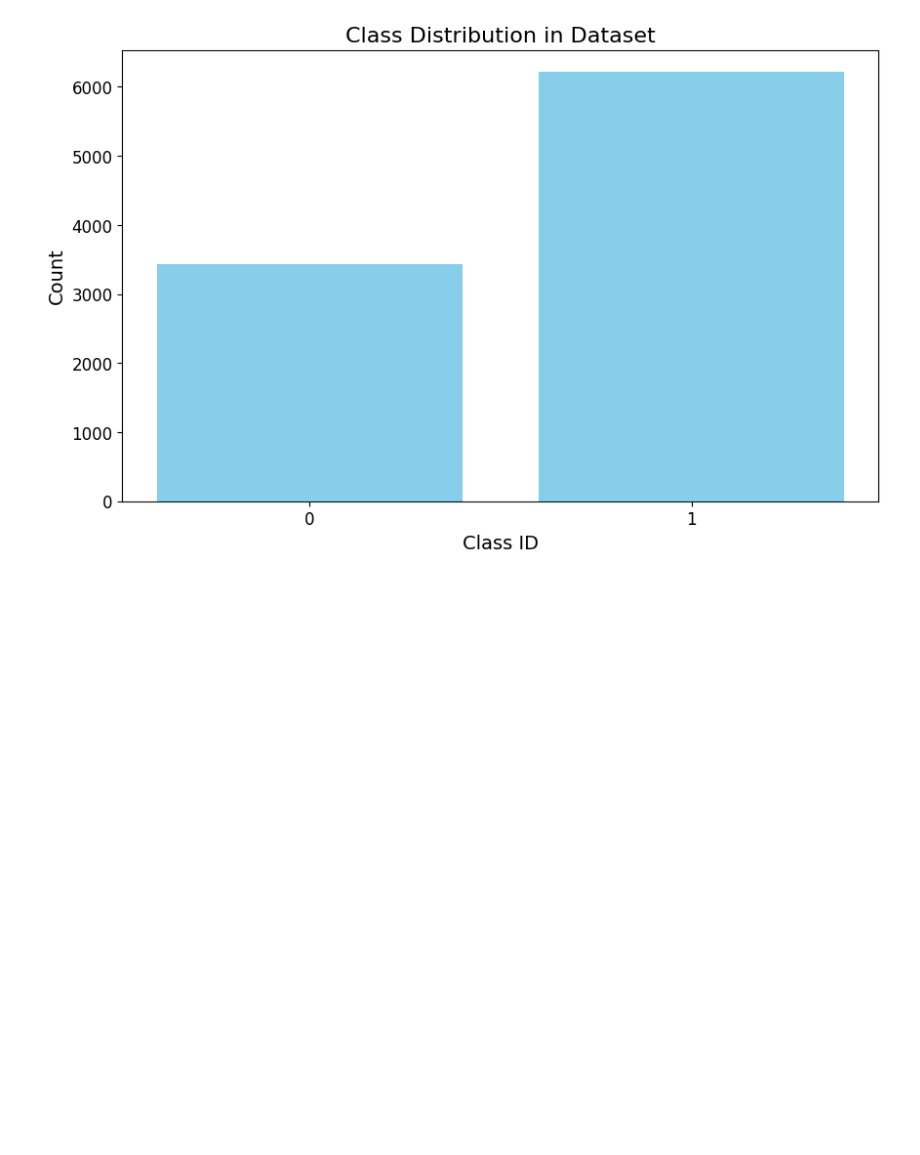
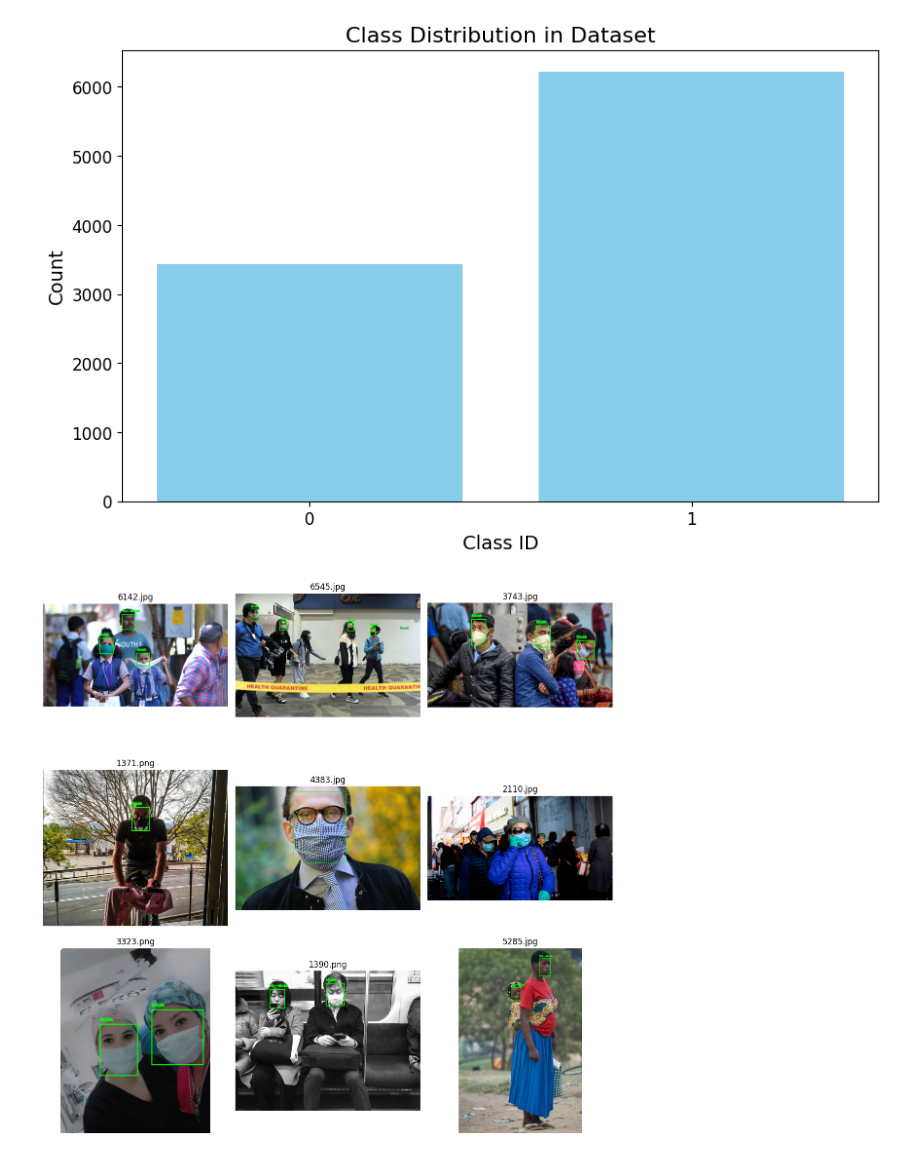
Before and after one commit to abaksaj/rs_projekt, a Jupyter notebook: RS_YOLOv8_object_detection.ipynb, the cells around one changed output. Saved outputs shown, nothing was run; the diff lists cells and outputs as text; code cells hidden in the pictures; blank space fills up the shorter version.

Commit message:
Display random training images with YOLO bounding boxes for mask detection

```diff
--- a/RS_YOLOv8_object_detection.ipynb
+++ b/RS_YOLOv8_object_detection.ipynb
@@ -204,7 +222,7 @@ import os
 import shutil #used for operations on files
 
 # Define paths
-main_dir = "/content/mask-dataset/images/validate"
+main_dir = "/content/extracted-dataset/mask-dataset/images/validate"
 images_dir = os.path.join(main_dir, "images")
 labels_dir = os.path.join(main_dir, "labels")
 
@@ -221,7 +239,7 @@ for file in os.listdir(main_dir):
     if file.endswith(".jpg") or file.endswith(".png"):  # Adjust for your image format
         shutil.move(os.path.join(main_dir, file), os.path.join(images_dir, file))
     elif file.endswith(".txt"):
-        shutil.move(os.path.join(main_dir_dir, file), os.path.join(labels_dir, file))
+        shutil.move(os.path.join(main_dir, file), os.path.join(labels_dir, file))
 
 print("Dataset reorganized successfully!")
 print(os.listdir(main_dir))
@@ -236,9 +254,9 @@ import yaml
 
 # Define the YAML content
 data_config = {
-    "train": "/content/mask-dataset/images/train",  # Path to the training set
-    "val": "/content/mask-dataset/images/validate",    # Path to the validation set
-    "test": "/content/mask-dataset/images/test",    # Path to the test set (optional)
+    "train": "/content/extracted-dataset/mask-dataset/images/train",  # Path to the training set
+    "val": "/content/extracted-dataset/mask-dataset/images/validate",    # Path to the validation set
+    "test": "/content/extracted-dataset/mask-dataset/images/test",    # Path to the test set (optional)
     "nc": 2,                        # Number of classes
     "names": ["no_mask", "mask"],   # Class names
 }
@@ -283,3 +301,79 @@ plt.yticks(fontsize=12)
 plt.show()
 # %% [output]
 [figure]
+# %%
+import os  # For working with file paths and directories
+import random  # To pick random images
+import cv2  # For image processing
+import matplotlib.pyplot as plt  # To display images
+
+
+images_folder = "/content/extracted-dataset/mask-dataset/images/train"
+labels_folder = "/content/extracted-dataset/mask-dataset/images/train"
+
+# Define class names
+class_names = {0: 'No-Mask', 1: 'Mask'}
+
+# Get a list of all image files in the images folder
+image_files = [f for f in os.listdir(images_folder) if f.endswith(('.jpg', '.png'))]
+
+# Pick 9 random images to display
+random_images = random.sample(image_files, min(9, len(image_files)))  # Limit to available images
+
+# Function to draw bounding boxes on an image
+def draw_bboxes(image, label_path):
+    """
+    Reads YOLO-format labels and draws bounding boxes on the image.
+    """
+    with open(label_path, 'r') as file:
+        lines = file.readlines()
+
+    for line in lines:
+        # Split line into class and bbox coordinates
+        label_info = line.strip().split()
+        class_id, x_center, y_center, width, height = map(float, label_info)
+
+        # Convert YOLO format to pixel coordinates
+        img_h, img_w, _ = image.shape
+        x1 = int((x_center - width / 2) * img_w)
+        y1 = int((y_center - height / 2) * img_h)
+        x2 = int((x_center + width / 2) * img_w)
+        y2 = int((y_center + height / 2) * img_h)
+
+        # Draw rectangle and label
+        cv2.rectangle(image, (x1, y1), (x2, y2), (0, 255, 0), 2)
+        label = class_names.get(int(class_id), f"Class {int(class_id)}")
+        cv2.putText(image, label, (x1, max(y1 - 10, 10)), cv2.FONT_HERSHEY_SIMPLEX, 0.5, (0, 255, 0), 2)
+
+    return image
+
+# Start displaying the images
+plt.figure(figsize=(12, 12))
+
+for i, img_name in enumerate(random_images, 1):
+    img_path = os.path.join(images_folder, img_name)
+    label_path = os.path.join(labels_folder, os.path.splitext(img_name)[0] + '.txt')
+
+    # Read the image
+    image = cv2.imread(img_path)
+    if image is None:
+        print(f"⚠️ Failed to load image: {img_path}")
+        continue
+    image = cv2.cvtColor(image, cv2.COLOR_BGR2RGB)
+
+    # Draw bounding boxes if label exists
+    if os.path.exists(label_path):
+        image = draw_bboxes(image, label_path)
+    else:
+        print(f"ℹ️ No label file found for {img_name}")
+
+    # Display the image
+    plt.subplot(3, 3, i)
+    plt.imshow(image)
+    plt.title(img_name)
+    plt.axis('off')
+
+plt.tight_layout()
+plt.show()
+# %% [output]
+[figure, added]
```
Also changed, not shown: parts of 4 cells of this notebook.
